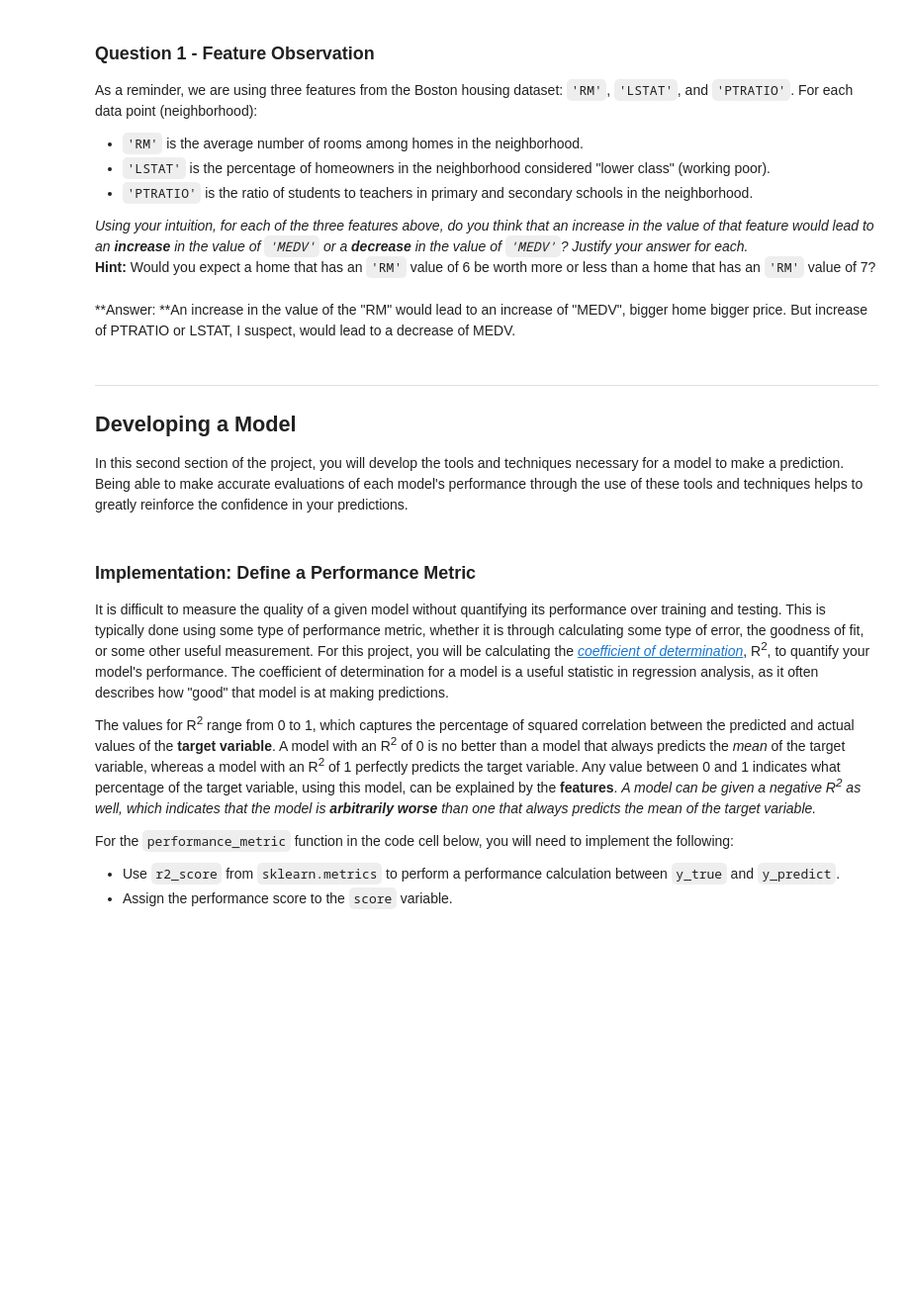
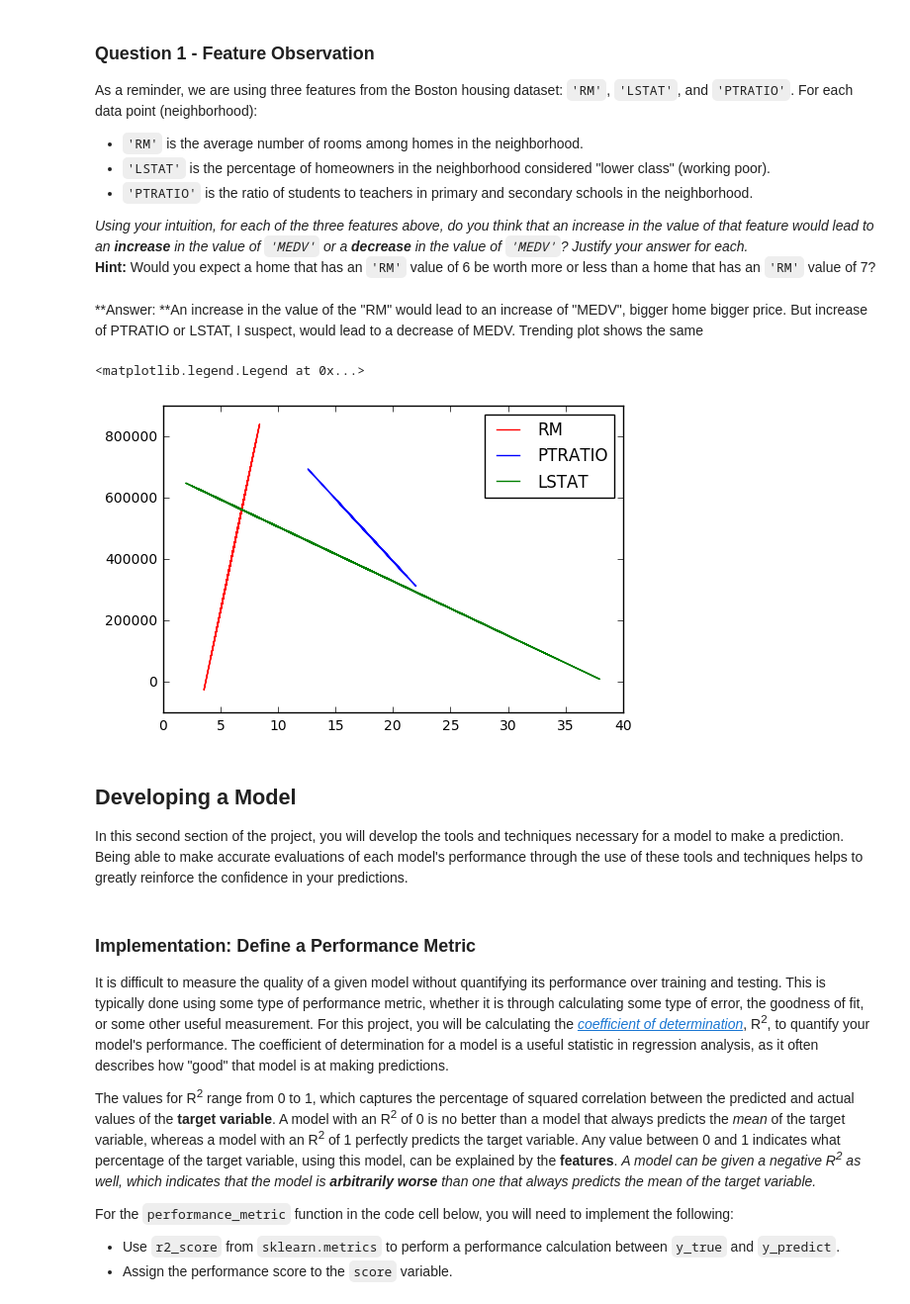
Before and after one commit to Denyskach/ml-models, a Jupyter notebook: boston_housing/boston_housing.ipynb, the cells around one changed output. Shown: that part at 99% size. Drawn from its saved outputs; the diff is of its cells as text; code cells hidden in the pictures; blank space fills up the shorter version.

Commit message:
added some visualisation and clarifications

```diff
--- a/boston_housing/boston_housing.ipynb
+++ b/boston_housing/boston_housing.ipynb
@@ -93,10 +93,26 @@ As a reminder, we are using three features from the Boston housing dataset: `'RM
 _Using your intuition, for each of the three features above, do you think that an increase in the value of that feature would lead to an **increase** in the value of `'MEDV'` or a **decrease** in the value of `'MEDV'`? Justify your answer for each._
 **Hint:** Would you expect a home that has an `'RM'` value of 6 be worth more or less than a home that has an `'RM'` value of 7?
 # %% [markdown]
-**Answer: **An increase in the value of the "RM" would lead to an increase of "MEDV", bigger home bigger price. But increase of PTRATIO or LSTAT, I suspect, would lead to a decrease of MEDV.
+**Answer: **An increase in the value of the "RM" would lead to an increase of "MEDV", bigger home bigger price. But increase of PTRATIO or LSTAT, I suspect, would lead to a decrease of MEDV. Trending plot shows the same
+# %%
+import matplotlib.pyplot as plt
+
+def plot(feature, ax, color):
+    df = data[feature]
+    p = np.poly1d(np.polyfit(df, prices, 1))
+    ax.plot(df, p(df), c=color, label=feature)
+
+fig, ax = plt.subplots()
+
+plot("RM", ax, "r")
+plot("PTRATIO", ax, "b")
+plot("LSTAT", ax, "g")
+
+ax.legend()
+# %% [output]
+<matplotlib.legend.Legend at 0x...>
+[figure, added]
 # %% [markdown]
-----
-
 ## Developing a Model
 In this second section of the project, you will develop the tools and techniques necessary for a model to make a prediction. Being able to make accurate evaluations of each model's performance through the use of these tools and techniques helps to greatly reinforce the confidence in your predictions.
 # %% [markdown]
```
Also changed, not shown: parts of 4 cells of this notebook, 3 other files.
